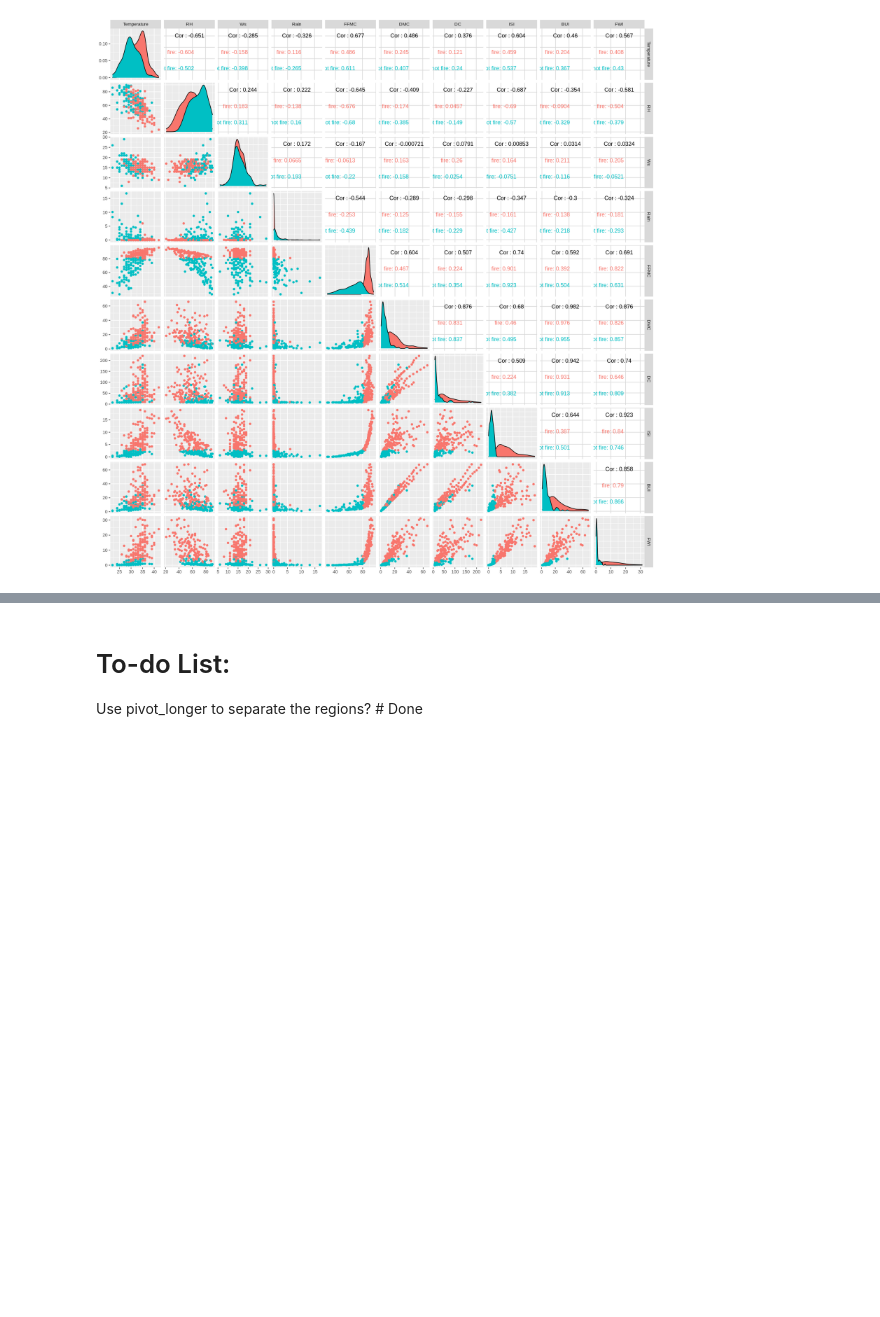
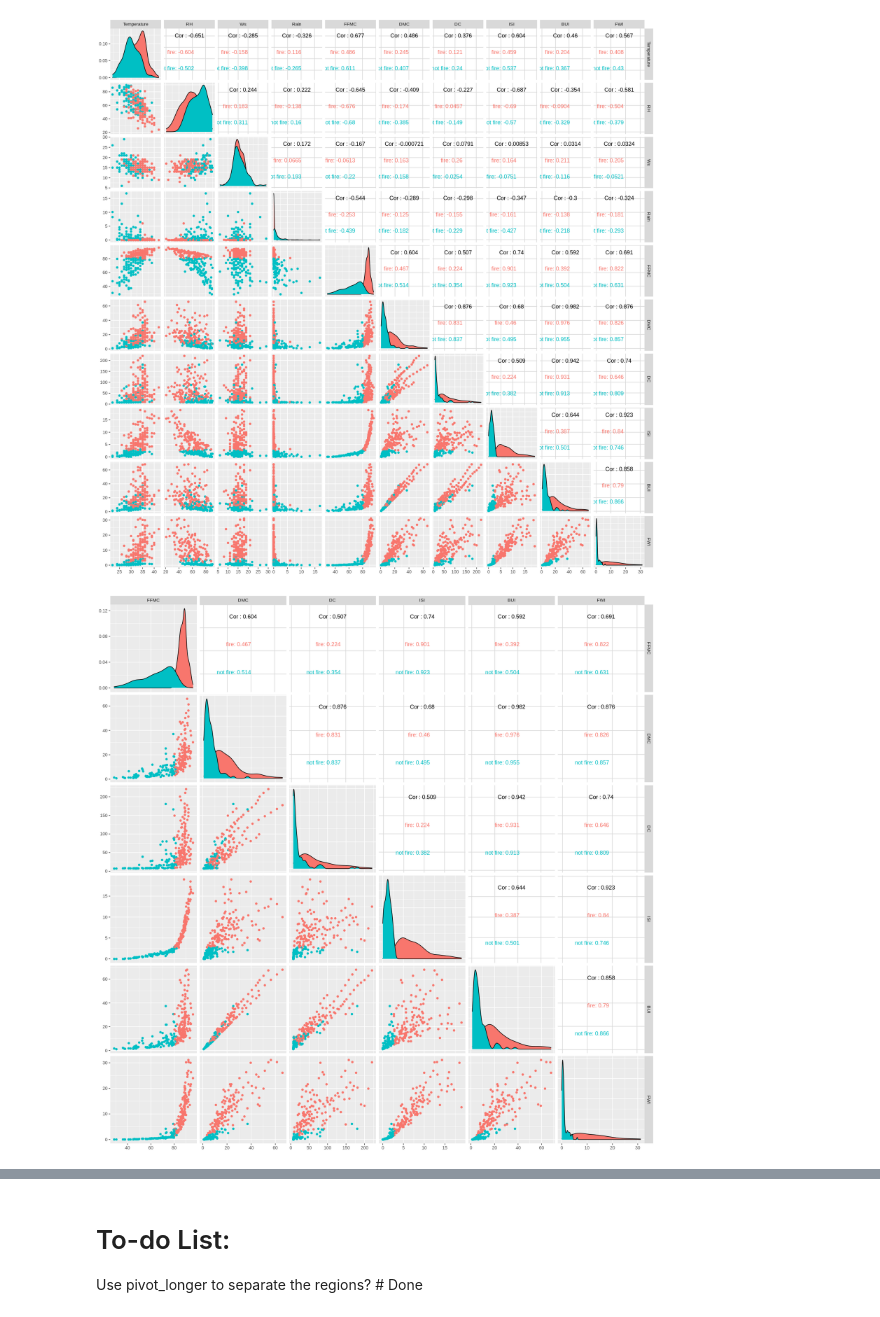
Before and after one commit to AKNeyugn/dsci100-002-group9-project, a Jupyter notebook: project_proposal.ipynb, the cells around one changed output, grey strips where cells are left out. Saved outputs shown, nothing was run; the diff lists cells and outputs as text; code cells hidden in the pictures; blank space fills up the shorter version.

Commit message:
Added some more graphs to help choose predictors

```diff
--- a/project_proposal.ipynb
+++ b/project_proposal.ipynb
@@ -214,3 +239,10 @@ variables_all_plot <- ggpairs(fire_data, columns = 4:13, aes(color = Classes))
 variables_all_plot
 # %% [output]
 [figure]
+# %%
+# Plot weather observation variables against each other
+options(repr.plot.height = 15, repr.plot.width = 15)
+var_plot <- ggpairs(fire_data, columns = 8:13, aes(color = Classes))
+var_plot
+# %% [output]
+[figure, added]
```
Also changed, not shown: parts of 4 cells of this notebook.
